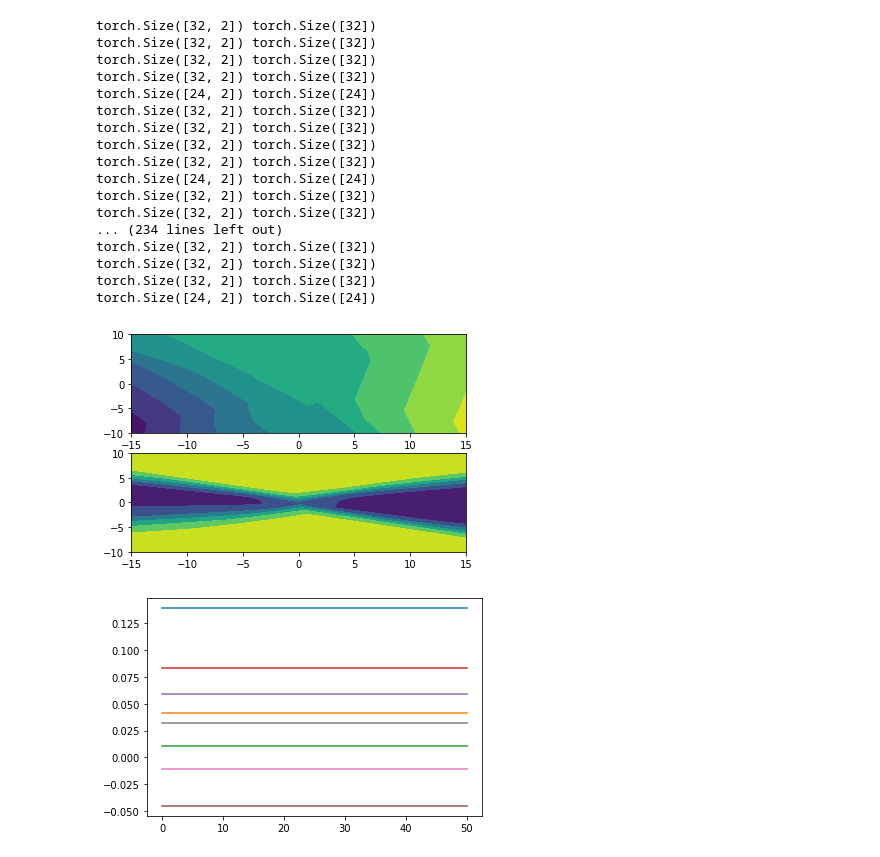
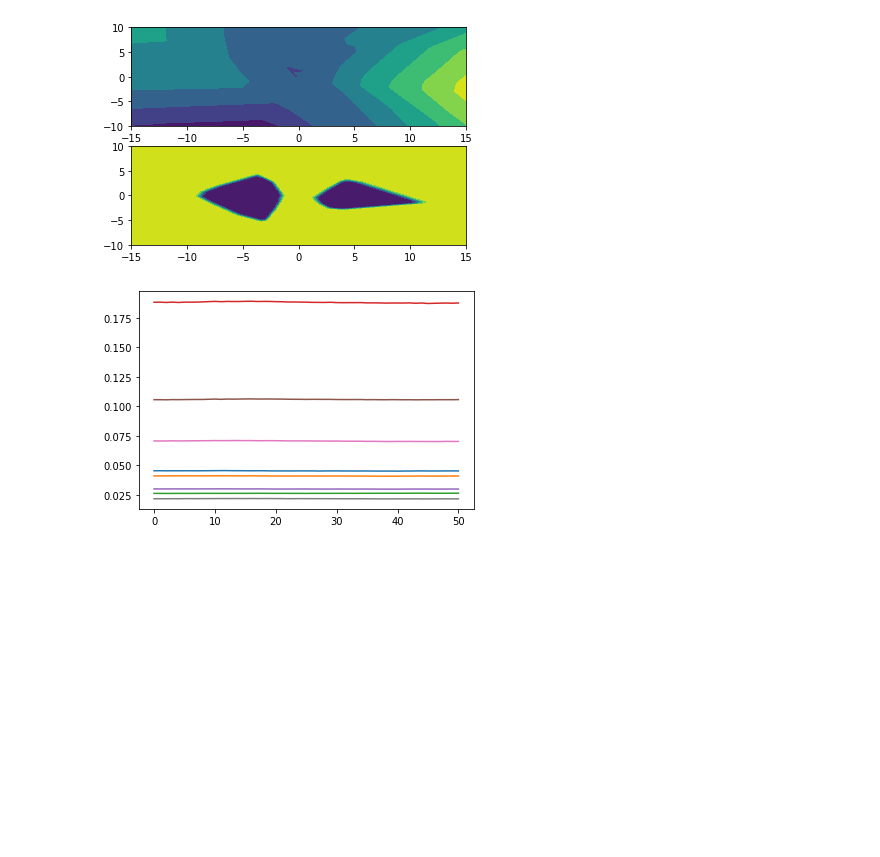
Before and after one commit to Noam-Ghenassia/opt_ML_project, a Jupyter notebook: examples.ipynb, the cells around one changed output. Drawn from its saved outputs; the diff is of its cells as text; code cells hidden in the pictures; blank space fills up the shorter version.

```diff
--- a/examples.ipynb
+++ b/examples.ipynb
@@ -24,6 +24,6 @@ Sun May 22 16:03:29 2022
 +-----------------------------------------------------------------------------+
 # %%
 import torch
-torch.cuda.is_available()
-#torch.cuda.device_count()
+print(torch.cuda.is_available())
+device = torch.device("cuda" if torch.cuda.is_available() else "cpu")
 # %% [output]
@@ -41,37 +41,20 @@ dataset.plot(ax)
 # %%
-net0 = net()
+net0 = net().to(device)
 # %%
 d = dataset.get_dataset()
 fig, (ax1, ax2) = plt.subplots(2)
 net0.plot_decision_boundary(ax1)
-net0.train(d, 500)
+net0.train(d, 900)
 net0.plot_decision_boundary(ax2)
 # %% [output]
-torch.Size([32, 2]) torch.Size([32])
-torch.Size([32, 2]) torch.Size([32])
-torch.Size([32, 2]) torch.Size([32])
-torch.Size([32, 2]) torch.Size([32])
-torch.Size([24, 2]) torch.Size([24])
-torch.Size([32, 2]) torch.Size([32])
-torch.Size([32, 2]) torch.Size([32])
-torch.Size([32, 2]) torch.Size([32])
-torch.Size([32, 2]) torch.Size([32])
-torch.Size([24, 2]) torch.Size([24])
-torch.Size([32, 2]) torch.Size([32])
-torch.Size([32, 2]) torch.Size([32])
-... (234 lines left out)
-torch.Size([32, 2]) torch.Size([32])
-torch.Size([32, 2]) torch.Size([32])
-torch.Size([32, 2]) torch.Size([32])
-torch.Size([24, 2]) torch.Size([24])
-[figure, old version]
+[figure, new version]
 # %%
 from positive_scaling_invariance import random_telep
 from torch import nn
 import numpy as np
 import torch
 
-net1 = net()
+net1 = net(with_bias=False).to(device)
 repeats = 50
 a, b = 0.5, 1.5
 
@@ -81,12 +64,12 @@ labels = d[:, :1]
 
 outputs = np.empty(shape=(torch.numel(data[:, 0]),2, repeats+1))
 
-outputs[:, :, 0] = net1.forward(data).detach().numpy()
+outputs[:, :, 0] = net1.forward(data).detach().cpu().numpy()
 
 for repeat in range(repeats):
   # for each teleportation, record both outputs values of each datapoint
   random_telep(net1, a, b)
-  outputs[:, :, repeat+1] = net1(data).detach().numpy()
+  outputs[:, :, repeat+1] = net1(data).detach().cpu().numpy()
 
 x = np.linspace(0, repeats, repeats+1)
 
@@ -94,7 +77,7 @@ for i in [1, 2, 20, 35, 50, 75, 100, 150] :
   plt.plot(x, outputs[i,0, :])
 #  plt.plot(x, outputs[i,1, :])
 # %% [output]
-[figure, old version]
+[figure, new version]
 # %%
 import numpy as np
 import torch
```
Also changed, not shown: parts of 5 cells of this notebook, 2 other files.
